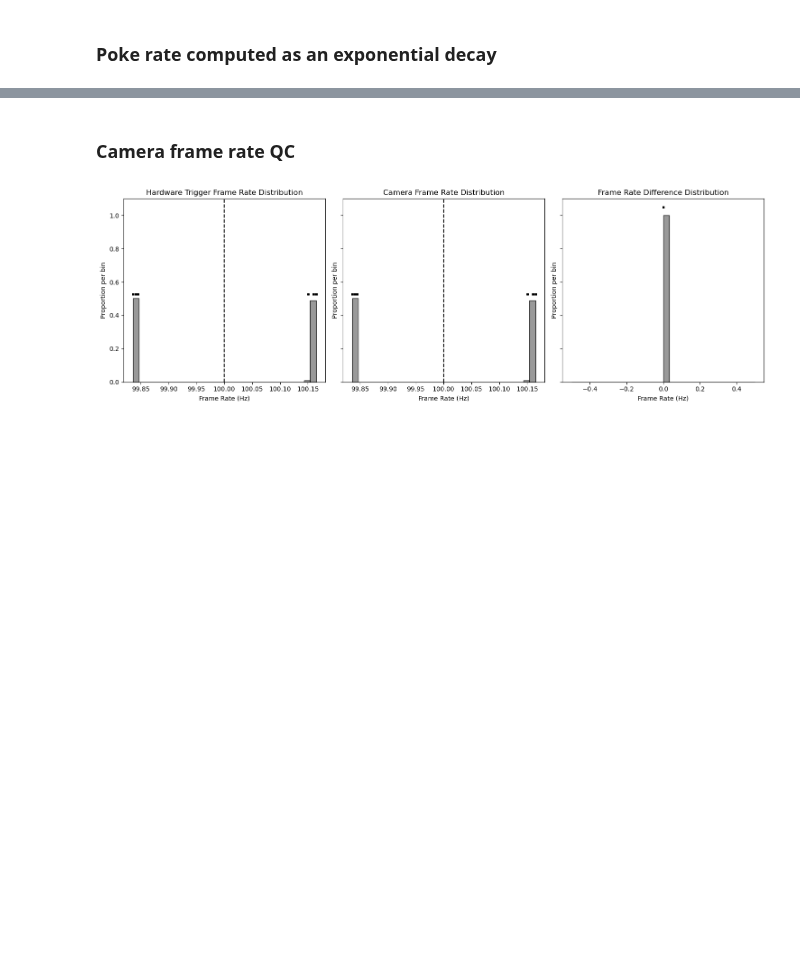
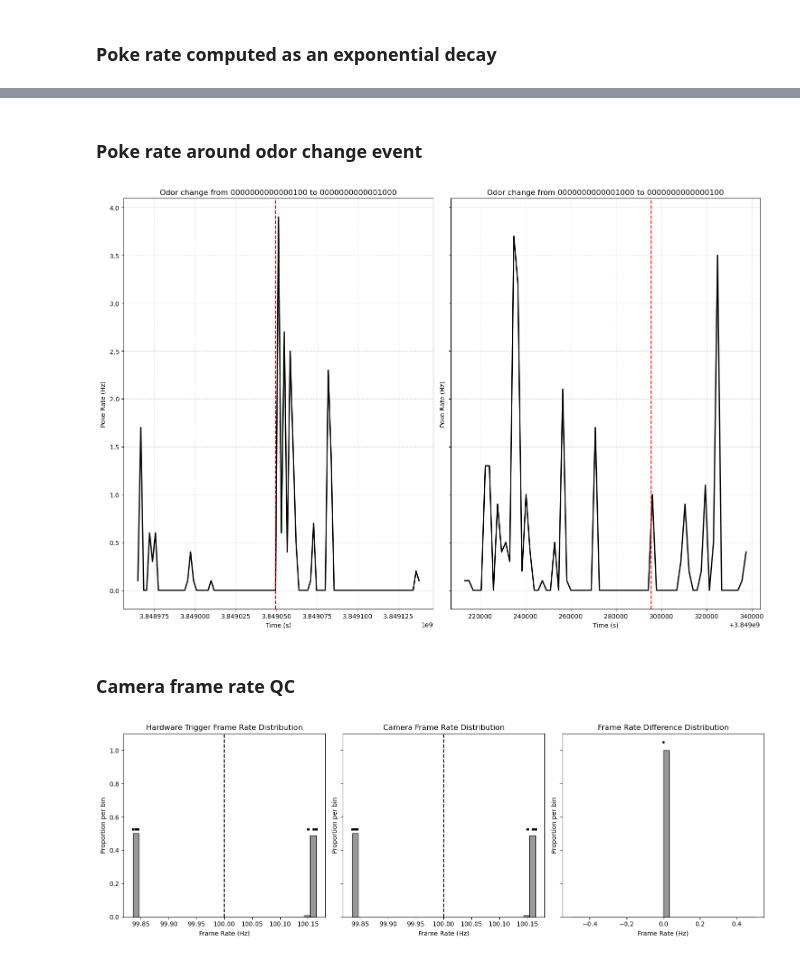
Before and after one commit to goatsofnaxos/Delphi, a Jupyter notebook: analysis/delphi_qc.ipynb, the cells around one changed output, grey strips where cells are left out. Drawn from its saved outputs; the diff is of its cells as text; code cells hidden in the pictures; blank space fills up the shorter version.

```diff
--- a/analysis/delphi_qc.ipynb
+++ b/analysis/delphi_qc.ipynb
@@ -664,3 +699,44 @@ plt.show()
+# %% [markdown]
+### Poke rate around odor change event
+# %%
+# poke events in a window around the odor changes
+tau = 10  # time constant of decay (seconds)
+dt = 1800  # sample every n seconds
+pre_change_window = 3600 * 24  # seconds = 1 hour
+post_change_window = 3600 * 24  # seconds = 1 hour
+fig, axes = plt.subplots(1, len(odor_events), figsize=(15, 10), sharey=True)
+
+for i, (event_time, old_odor, new_odor) in enumerate(odor_events):
+    # Define time window around odor change
+    window_start = event_time - pre_change_window
+    window_end = event_time + post_change_window
+
+    # Extract pokes within this window
+    pokes_in_window = (
+        delphi_df["poke_onset"][
+            (delphi_df["poke_onset"] >= window_start)
+            & (delphi_df["poke_onset"] <= window_end)
+        ]
+        .dropna()
+        .to_numpy()
+    )
+    # pokes_in_window = pokes_in_window - np.min(pokes_in_window)
+
+    # plot the poke rate during the analysis window
+    t_sample, r_poke = poke_rate_exponential_decay(pokes_in_window, tau=tau, dt=dt)
+    axes[i].plot(t_sample, r_poke, color="black", lw=2, label="Continuous rate")
+    axes[i].axvline(
+        x=event_time, color="red", linestyle="--", label="Odor Change Event"
+    )
+    axes[i].set_ylabel("Poke Rate (Hz)")
+    axes[i].set_xlabel("Time (s)")
+    axes[i].set_ylabel("Poke Rate (Hz)")
+    axes[i].set_title(f"Odor change from {old_odor} to {new_odor}")
+    axes[i].grid(True, ls="--", alpha=0.5)
+plt.tight_layout()
+plt.show()
+# %% [output]
+[figure, added]
 # %% [markdown]
 ### Camera frame rate QC
 # %%
```
Also changed, not shown: parts of 8 cells of this notebook.
